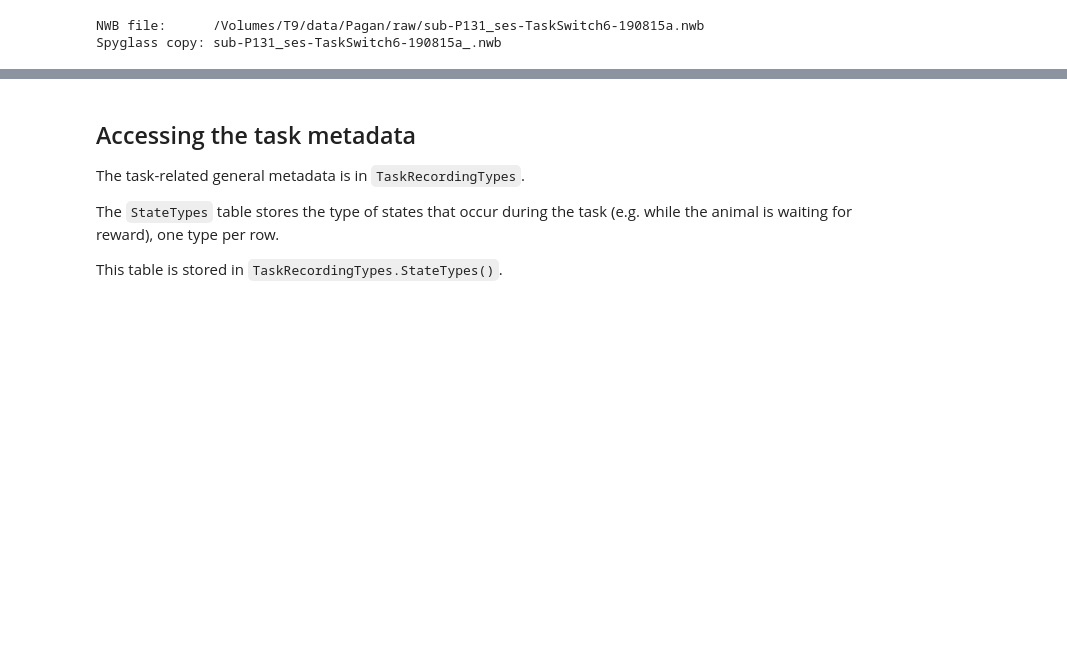
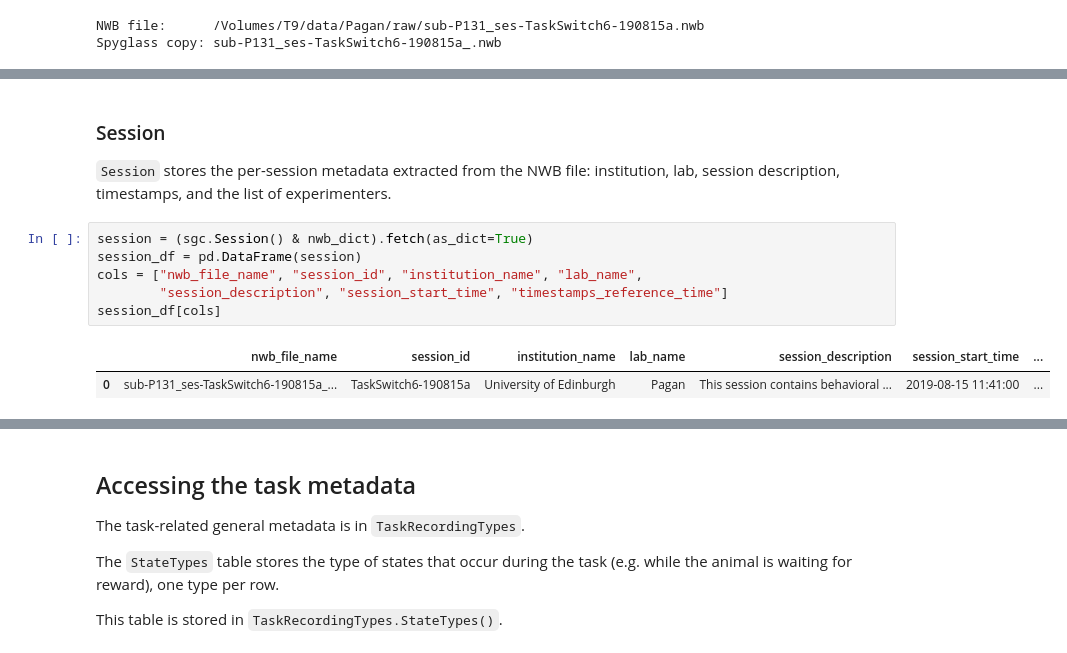
Before and after one commit to catalystneuro/pagan-lab-to-nwb, a Jupyter notebook: src/pagan_lab_to_nwb/tutorials/spyglass_tutorial.ipynb, the cells around one changed output, grey strips where cells are left out. Drawn from its saved outputs; the diff is of its cells as text; blank space fills up the shorter version.

Commit message:
update notebook with all tables that are inserted

```diff
--- a/src/pagan_lab_to_nwb/tutorials/spyglass_tutorial.ipynb
+++ b/src/pagan_lab_to_nwb/tutorials/spyglass_tutorial.ipynb
@@ -42,0 +62,13 @@ Spyglass copy: sub-P131_ses-TaskSwitch6-190815a_.nwb
+# %% [markdown]
+### Session
+
+`Session` stores the per-session metadata extracted from the NWB file: institution, lab, session description, timestamps, and the list of experimenters.
+# %%
+session = (sgc.Session() & nwb_dict).fetch(as_dict=True)
+session_df = pd.DataFrame(session)
+cols = ["nwb_file_name", "session_id", "institution_name", "lab_name",
+        "session_description", "session_start_time", "timestamps_reference_time"]
+session_df[cols]
+# %% [output]
+|  | nwb_file_name | session_id | institution_name | lab_name | session_description | session_start_time | ... |
+| 0 | sub-P131_ses-TaskSwitch6-190815a_... | TaskSwitch6-190815a | University of Edinburgh | Pagan | This session contains behavioral ... | 2019-08-15 11:41:00 | ... |
```
Also changed, not shown: parts of 12 cells of this notebook.
